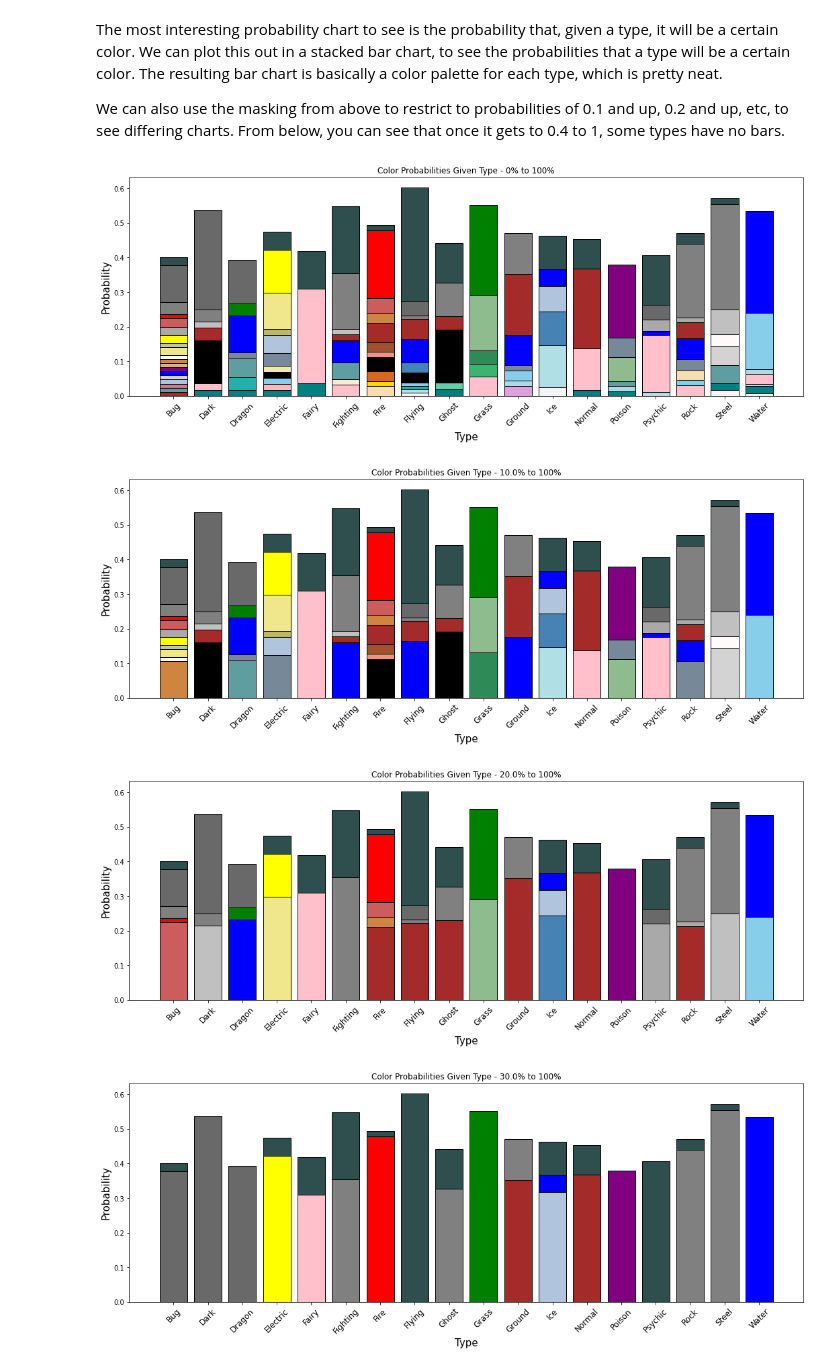
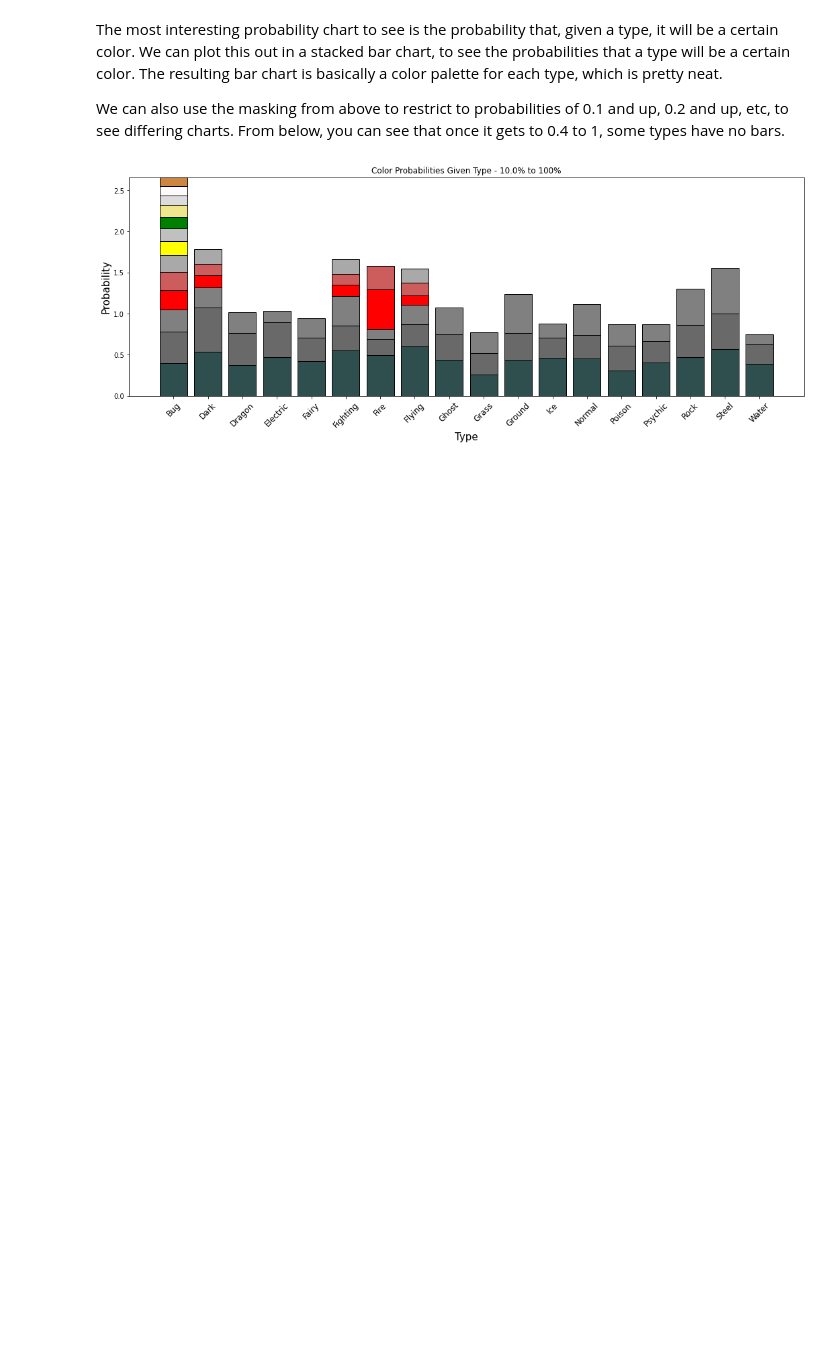
Before and after one commit to Drexel-MS-Y2-DSCI-Group-Projects/dsci521-pokemon-analysis, a Jupyter notebook: color_typing_analysis/co_occurrence_prob_charts.ipynb, the cells around one changed output. Cells and saved outputs as stored; diff of their text form; code cells hidden in the pictures; blank space fills up the shorter version.

```diff
--- a/color_typing_analysis/co_occurrence_prob_charts.ipynb
+++ b/color_typing_analysis/co_occurrence_prob_charts.ipynb
@@ -57,13 +98,31 @@ df_cgc = mask_percents(pd.DataFrame(color_given_color_likelihoods), 0.10, 1)
 def plot_cgt_data(df, title, xlabel, ylabel, lower_limit = 0, upper_limit = 1):
     fig = plt.figure(figsize = (18, 6))
 
+    # df_arr_masked = []
+    # for item in df:
+    #     masked = mask_percents(item, lower_limit, upper_limit)
+    #     masked = masked.dropna()
+    #     transposed = masked.transpose()
+    #     df_arr_masked.append(transposed)
+
     df_masked = mask_percents(df, lower_limit, upper_limit)
-
     df_masked = df_masked.transpose()
     # df_masked = df.transpose()
 
+    y_offset = np.zeros(len(df_masked.index))
+    # y_offset = np.zeros(len(df[0].index))
+
     for index, col in enumerate(df_masked.columns):
-        _ = plt.bar(df_masked.index, df_masked[col], color = col, edgecolor = 'black', label = col)
+        plt.bar(df_masked.index, df_masked[col], bottom = y_offset, color = col, edgecolor = 'black', label = col)
+        y_offset = y_offset + df_masked[col]
+
+    # for col in df_arr_masked:
+    #     column = col.index.values[0]
+    #     values = col.values[0]
+    #     index = col.columns.values
+    #     plt.bar(index, values, bottom = y_offset, color = column, edgecolor = 'black', label = column)
+    #     y_offset = y_offset + values
+
 
     plot_title = f'{title} - {str(round(lower_limit * 100, 2))}% to {str(round(upper_limit * 100, 2))}%'
     # plot_title = title
@@ -98,17 +157,16 @@ We can also use the masking from above to restrict to probabilities of 0.1 and u
 # %%
 # fig_cgt = plot_cgt_data(df_cgt_01_1, 'Color Probabilities Given Type', 'Type', 'Probability')
 
-fig_cgt_1 = plot_cgt_data(df_cgt, 'Color Probabilities Given Type', 'Type', 'Probability')
+# fig_cgt_1 = plot_cgt_data(df_cgt, 'Color Probabilities Given Type', 'Type', 'Probability')
+
+# fig_cgt_2 = plot_cgt_data(df_cgt, 'Color Probabilities Given Type', 'Type', 'Probability', 0.05, 1)
 
 fig_cgt_2 = plot_cgt_data(df_cgt, 'Color Probabilities Given Type', 'Type', 'Probability', 0.10, 1)
 
-fig_cgt_3 = plot_cgt_data(df_cgt, 'Color Probabilities Given Type', 'Type', 'Probability', 0.20, 1)
+# fig_cgt_3 = plot_cgt_data(df_cgt, 'Color Probabilities Given Type', 'Type', 'Probability', 0.20, 1)
 
-fig_cgt_4 = plot_cgt_data(df_cgt, 'Color Probabilities Given Type', 'Type', 'Probability', 0.30, 1)
+# fig_cgt_4 = plot_cgt_data(df_cgt, 'Color Probabilities Given Type', 'Type', 'Probability', 0.30, 1)
 
-fig_cgt_5 = plot_cgt_data(df_cgt, 'Color Probabilities Given Type', 'Type', 'Probability', 0.40, 1)
+# fig_cgt_5 = plot_cgt_data(df_cgt, 'Color Probabilities Given Type', 'Type', 'Probability', 0.40, 1)
 # %% [output]
-[figure, old version]
+[figure, new version]
-[figure, removed]
-[figure, removed]
-[figure, removed]
```
Also changed, not shown: parts of 3 cells of this notebook.
